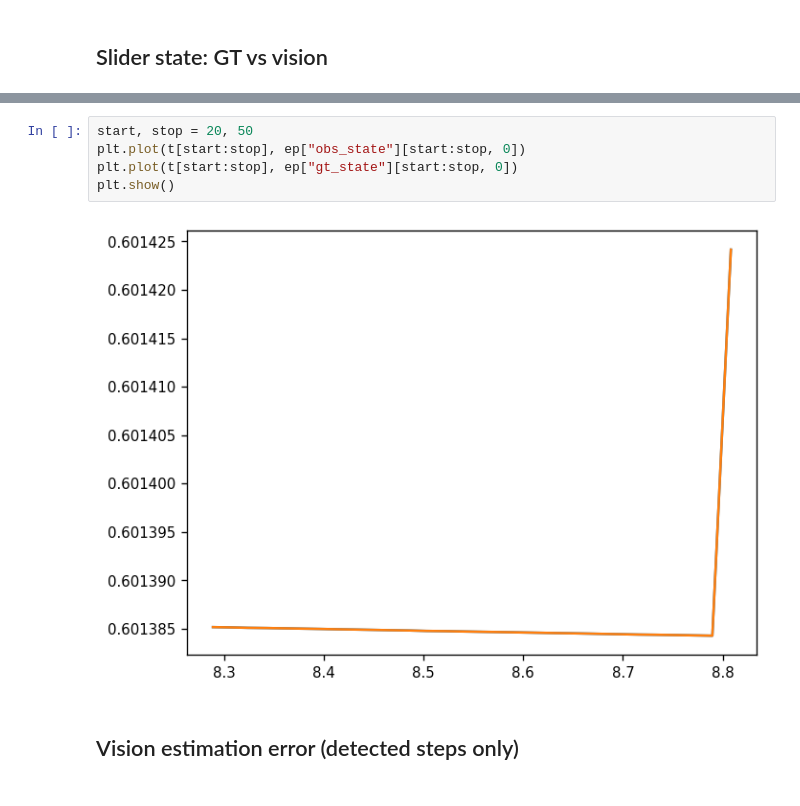
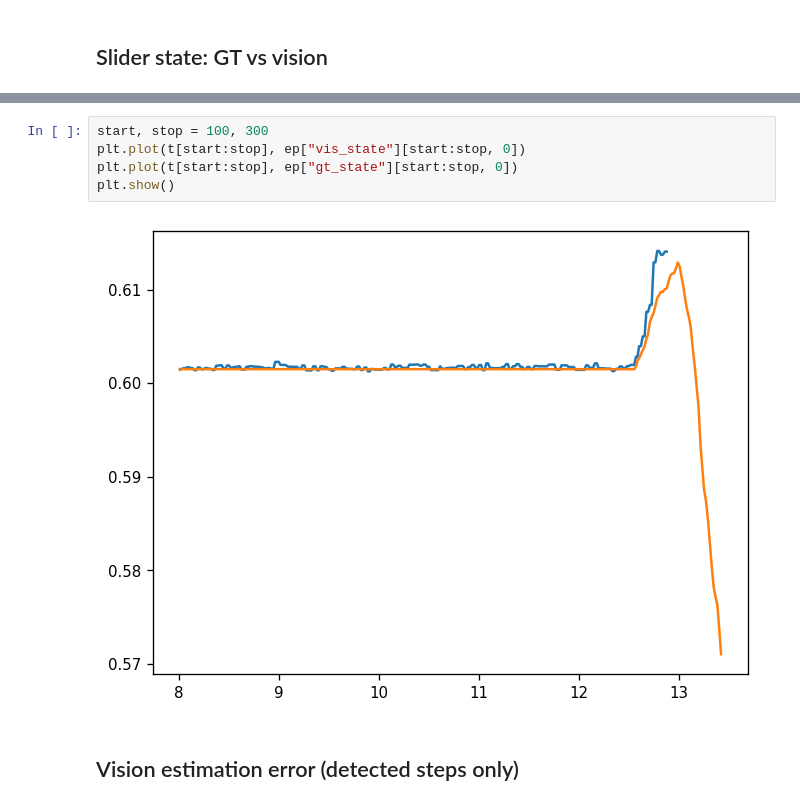
Before and after one commit to AlexanderWegenerRobotics/vision-mpc, a Jupyter notebook: analysis/analysis.ipynb, the cells around one changed output, grey strips where cells are left out. Saved outputs shown, nothing was run; the diff lists cells and outputs as text.

```diff
--- a/analysis/analysis.ipynb
+++ b/analysis/analysis.ipynb
@@ -147,10 +146,10 @@ plt.show()
 # %%
-start, stop = 20, 50
-plt.plot(t[start:stop], ep["obs_state"][start:stop, 0])
+start, stop = 100, 300
+plt.plot(t[start:stop], ep["vis_state"][start:stop, 0])
 plt.plot(t[start:stop], ep["gt_state"][start:stop, 0])
 plt.show()
 # %% [output]
-[figure, old version]
+[figure, new version]
 # %% [markdown]
 ## Vision estimation error (detected steps only)
 # %%
```
Also changed, not shown: parts of 10 cells of this notebook, 3 other files.
